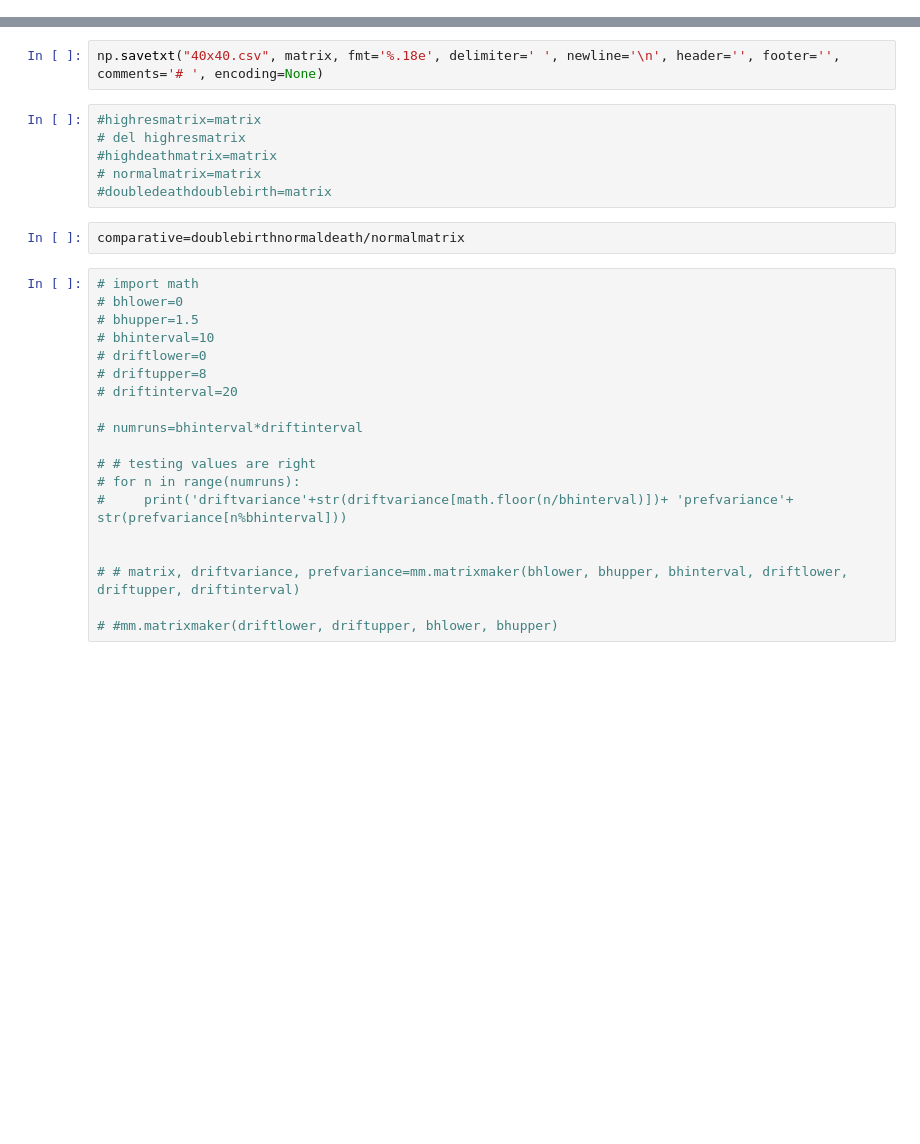
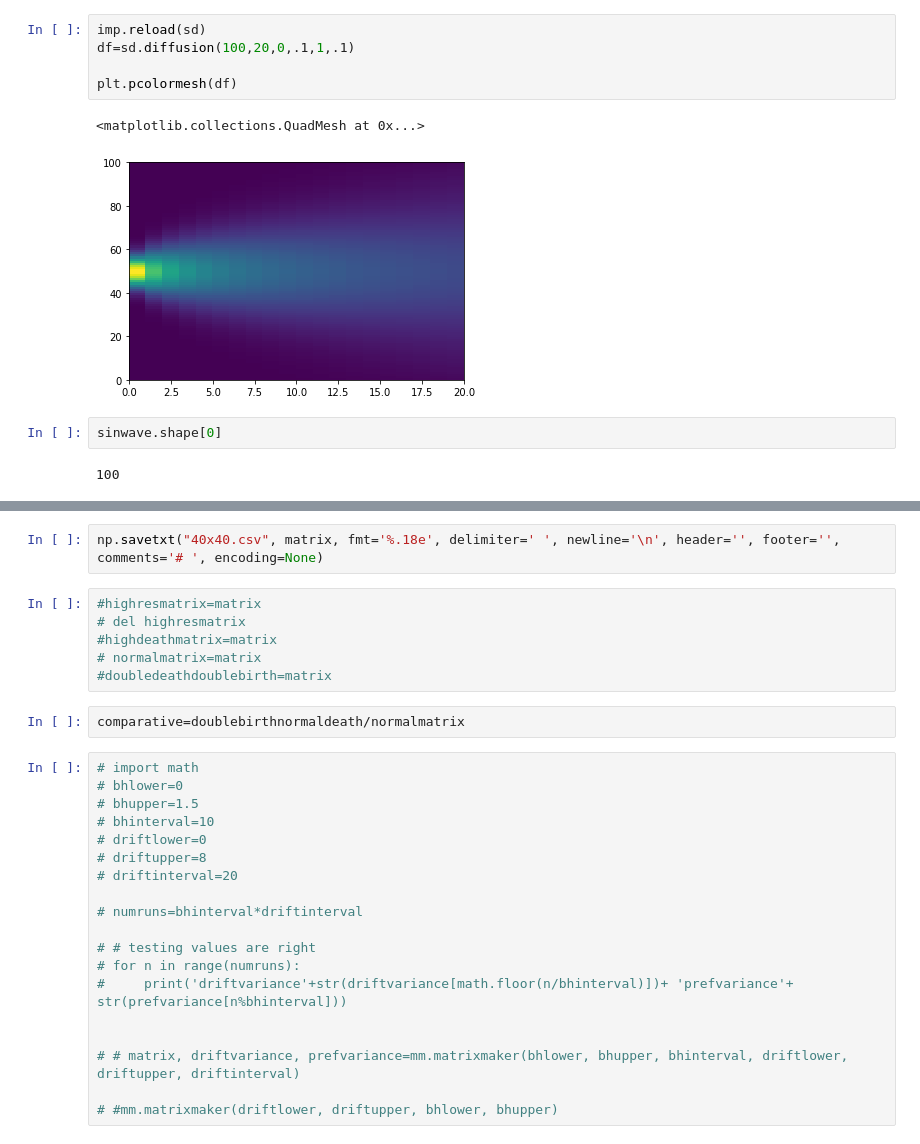
Before and after one commit to ryantmaloney/Simplified-Drift-Modeling, a Jupyter notebook: driftmodeling.ipynb, the cells around one changed output, grey strips where cells are left out. Cells and saved outputs as stored; diff of their text form; blank space fills up the shorter version.

```diff
--- a/driftmodeling.ipynb
+++ b/driftmodeling.ipynb
@@ -5 +26,13 @@ imp.reload(sd)
+# %%
+imp.reload(sd)
+df=sd.diffusion(100,20,0,.1,1,.1)
+
+plt.pcolormesh(df)
+# %% [output]
+<matplotlib.collections.QuadMesh at 0x...>
+[figure, added]
+# %%
+sinwave.shape[0]
+# %% [output]
+100
 # %%
```
Also changed, not shown: parts of 12 cells of this notebook, 2 other files.
